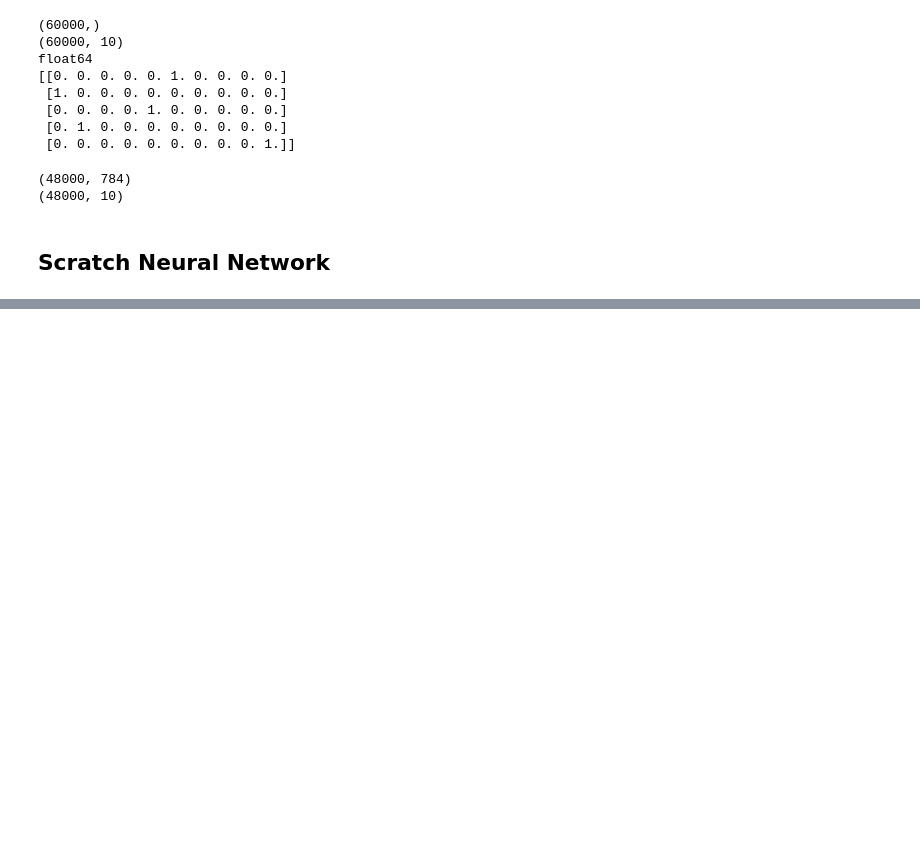
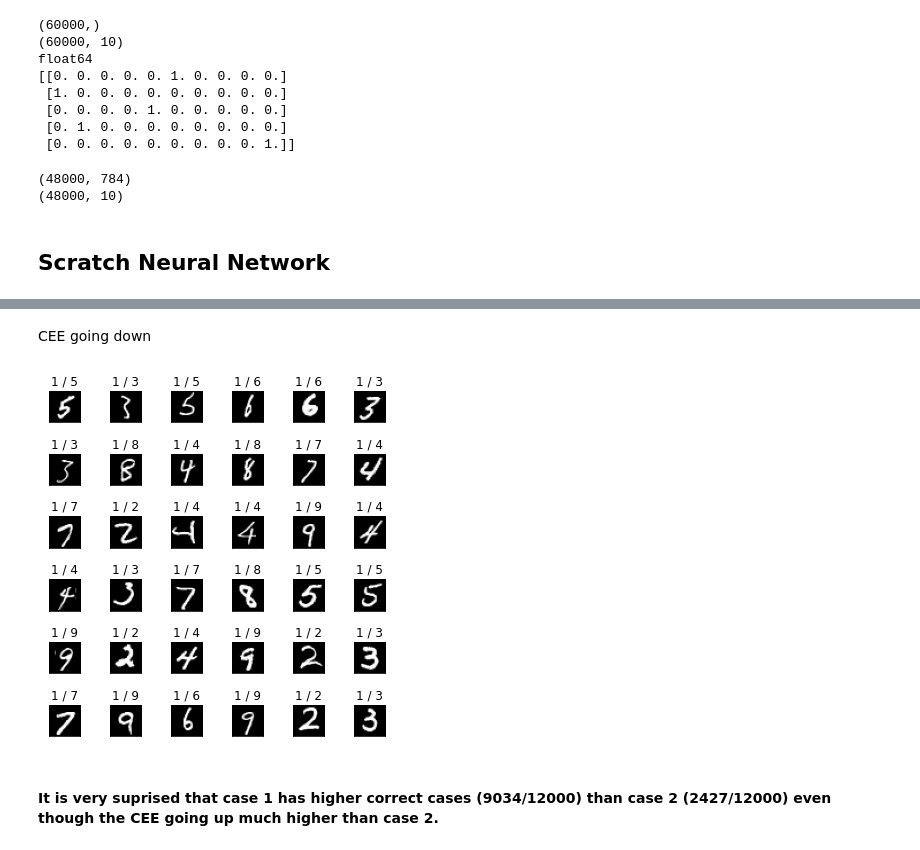
Before and after one commit to goriummaximum/diveintocode-ml, a Jupyter notebook: Sprints/sprint9-NN/nn.ipynb, the cells around one changed output, grey strips where cells are left out. Saved outputs shown, nothing was run; the diff lists cells and outputs as text; code cells hidden in the pictures; blank space fills up the shorter version.

```diff
--- a/Sprints/sprint9-NN/nn.ipynb
+++ b/Sprints/sprint9-NN/nn.ipynb
@@ -328,0 +393,2 @@ Text(0.5, 1.0, 'CEE graph')
+# %%
+y_pred_2, y_proba_2 = nn3_2.predict(X_val)
@@ -328,0 +414,8 @@ Text(0.5, 1.0, 'CEE graph')
+# %% [markdown]
+CEE going down
+# %%
+draw_fault(y_pred_2, np.argmax(y_val, axis=1))
+# %% [output]
+[figure, added]
+# %% [markdown]
+<h4>It is very suprised that case 1 has higher correct cases (9034/12000) than case 2 (2427/12000) even though the CEE going up much higher than case 2.</h4>
```
Also changed, not shown: parts of 18 cells of this notebook.
